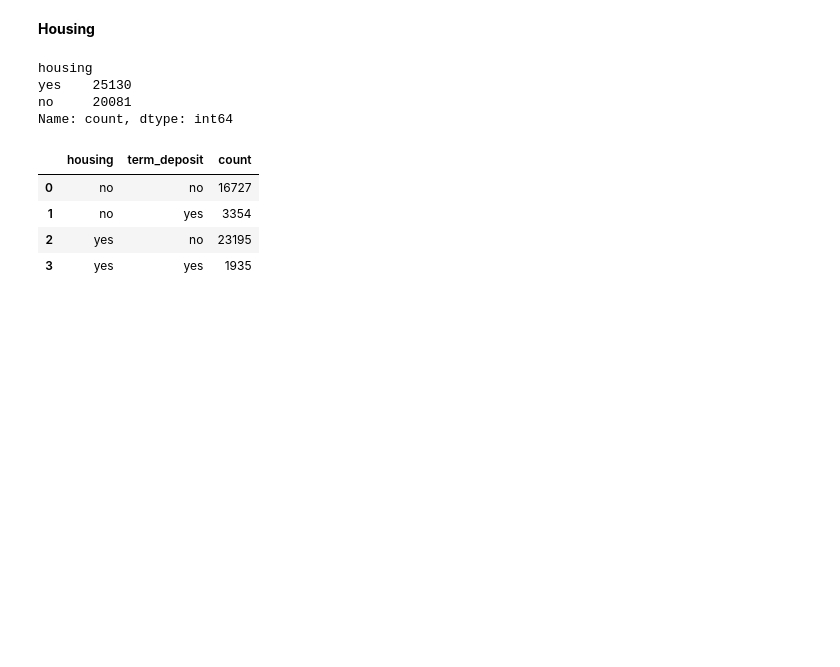
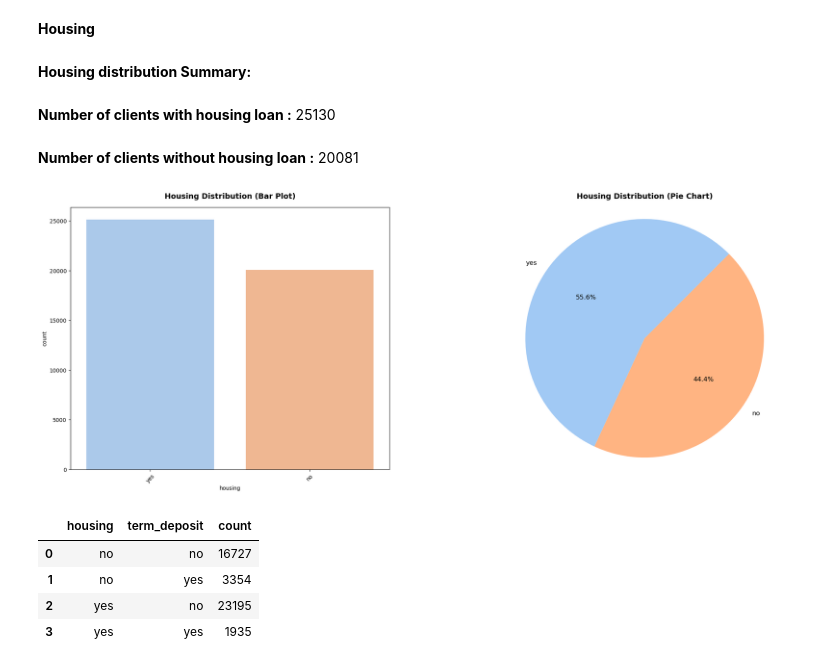
Before and after one commit to annugit1655/Bank-TeleMarketing, a Jupyter notebook: notebooks/01-Data-Cleaning.ipynb, the cells around one changed output. Cells and saved outputs as stored; diff of their text form; code cells hidden in the pictures; blank space fills up the shorter version.

```diff
--- a/notebooks/01-Data-Cleaning.ipynb
+++ b/notebooks/01-Data-Cleaning.ipynb
@@ -1077,12 +1073,17 @@ __Insight :__
 # %% [markdown]
 **Housing**
 # %%
-data['housing'].value_counts()
+display_md("**Housing distribution Summary:**")
+display_md(f"**Number of clients with housing loan :** {data['housing'].value_counts().get('yes', 0)}")
+display_md(f"**Number of clients without housing loan :** {data['housing'].value_counts().get('no', 0)}")
 # %% [output]
-housing
-yes    25130
-no     20081
-Name: count, dtype: int64
+**Housing distribution Summary:**
+**Number of clients with housing loan :** 25130
+**Number of clients without housing loan :** 20081
+# %%
+univariate_categorical_distribution(data, 'housing')
+# %% [output]
+[figure, added]
 # %%
 plot_categorical_columns(data, 'housing')
 # %% [output]
```
Also changed, not shown: parts of 40 cells of this notebook.
